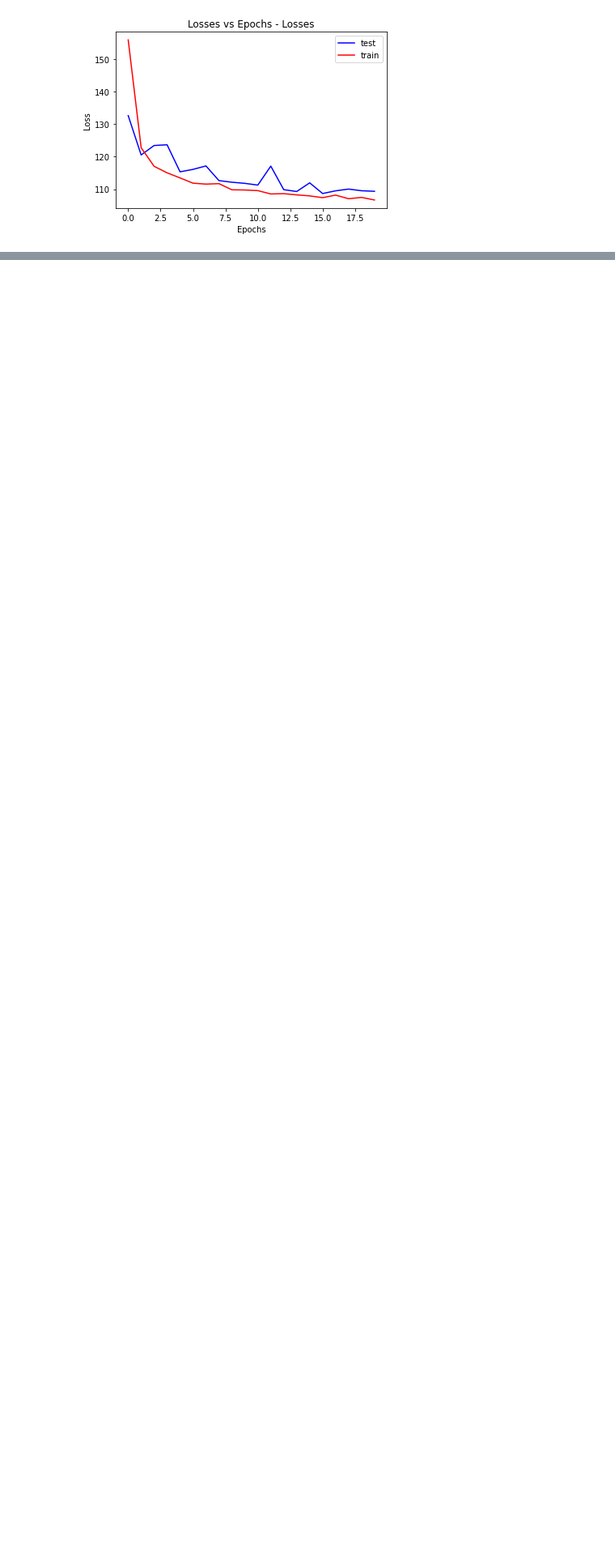
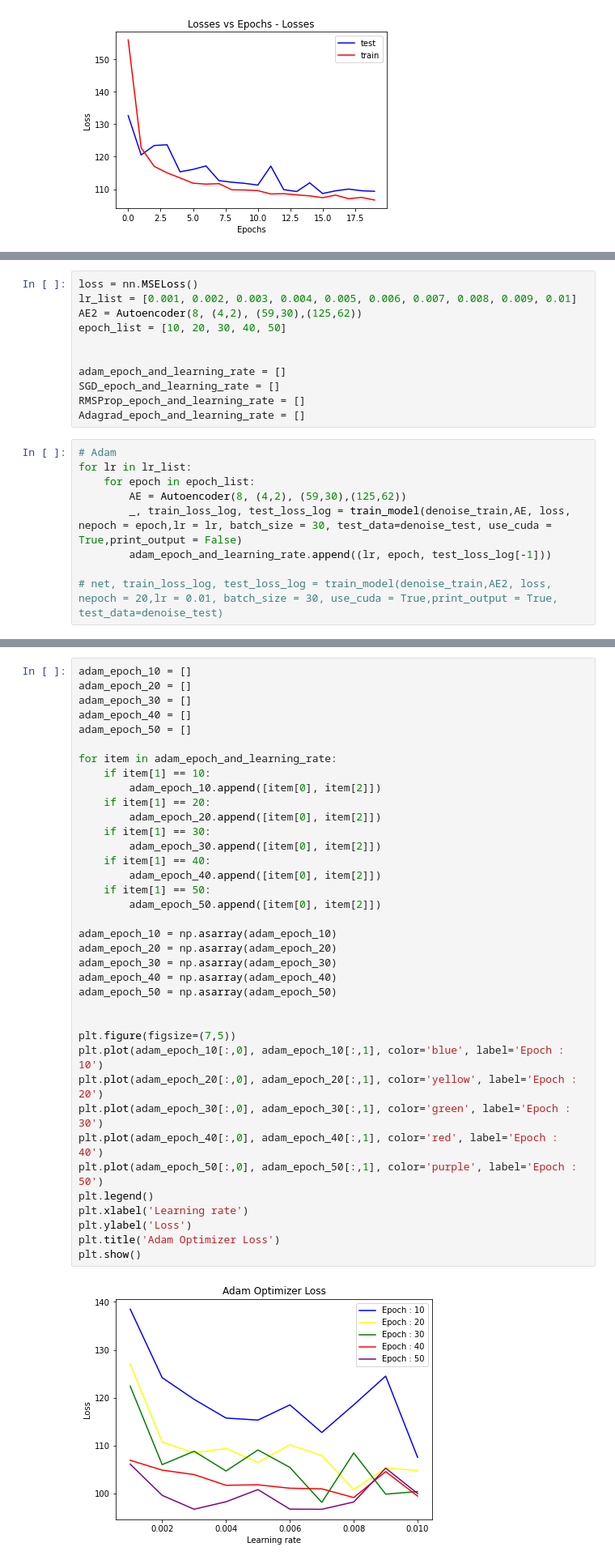
Before and after one commit to JordanFoss/STAT3007_Project, a Jupyter notebook: optimal_denosing_autoencoder.ipynb, the cells around one changed output, grey strips where cells are left out. Shown at 81% size. Cells and saved outputs as stored; diff of their text form; blank space fills up the shorter version.

```diff
--- a/optimal_denosing_autoencoder.ipynb
+++ b/optimal_denosing_autoencoder.ipynb
@@ -363,0 +415,20 @@ plt.show()
+# %%
+loss = nn.MSELoss()
+lr_list = [0.001, 0.002, 0.003, 0.004, 0.005, 0.006, 0.007, 0.008, 0.009, 0.01]
+AE2 = Autoencoder(8, (4,2), (59,30),(125,62))
+epoch_list = [10, 20, 30, 40, 50]
+
+
+adam_epoch_and_learning_rate = []
+SGD_epoch_and_learning_rate = []
+RMSProp_epoch_and_learning_rate = []
+Adagrad_epoch_and_learning_rate = []
+# %%
+# Adam
+for lr in lr_list:
+    for epoch in epoch_list:
+        AE = Autoencoder(8, (4,2), (59,30),(125,62))
+        _, train_loss_log, test_loss_log = train_model(denoise_train,AE, loss, nepoch = epoch,lr = lr, batch_size = 30, test_data=denoise_test, use_cuda = True,print_output = False)
+        adam_epoch_and_learning_rate.append((lr, epoch, test_loss_log[-1]))
+
+# net, train_loss_log, test_loss_log = train_model(denoise_train,AE2, loss, nepoch = 20,lr = 0.01, batch_size = 30, use_cuda = True,print_output = True, test_data=denoise_test)
@@ -363,0 +453,39 @@ plt.show()
+# %%
+adam_epoch_10 = []
+adam_epoch_20 = []
+adam_epoch_30 = []
+adam_epoch_40 = []
+adam_epoch_50 = []
+
+for item in adam_epoch_and_learning_rate:
+    if item[1] == 10:
+        adam_epoch_10.append([item[0], item[2]])
+    if item[1] == 20:
+        adam_epoch_20.append([item[0], item[2]])
+    if item[1] == 30:
+        adam_epoch_30.append([item[0], item[2]])
+    if item[1] == 40:
+        adam_epoch_40.append([item[0], item[2]])
+    if item[1] == 50:
+        adam_epoch_50.append([item[0], item[2]])
+
+adam_epoch_10 = np.asarray(adam_epoch_10)
+adam_epoch_20 = np.asarray(adam_epoch_20)
+adam_epoch_30 = np.asarray(adam_epoch_30)
+adam_epoch_40 = np.asarray(adam_epoch_40)
+adam_epoch_50 = np.asarray(adam_epoch_50)
+
+
+plt.figure(figsize=(7,5))
+plt.plot(adam_epoch_10[:,0], adam_epoch_10[:,1], color='blue', label='Epoch : 10')
+plt.plot(adam_epoch_20[:,0], adam_epoch_20[:,1], color='yellow', label='Epoch : 20')
+plt.plot(adam_epoch_30[:,0], adam_epoch_30[:,1], color='green', label='Epoch : 30')
+plt.plot(adam_epoch_40[:,0], adam_epoch_40[:,1], color='red', label='Epoch : 40')
+plt.plot(adam_epoch_50[:,0], adam_epoch_50[:,1], color='purple', label='Epoch : 50')
+plt.legend()
+plt.xlabel('Learning rate')
+plt.ylabel('Loss')
+plt.title('Adam Optimizer Loss')
+plt.show()
+# %% [output]
+[figure, added]
```
Also changed, not shown: parts of 28 cells of this notebook.
